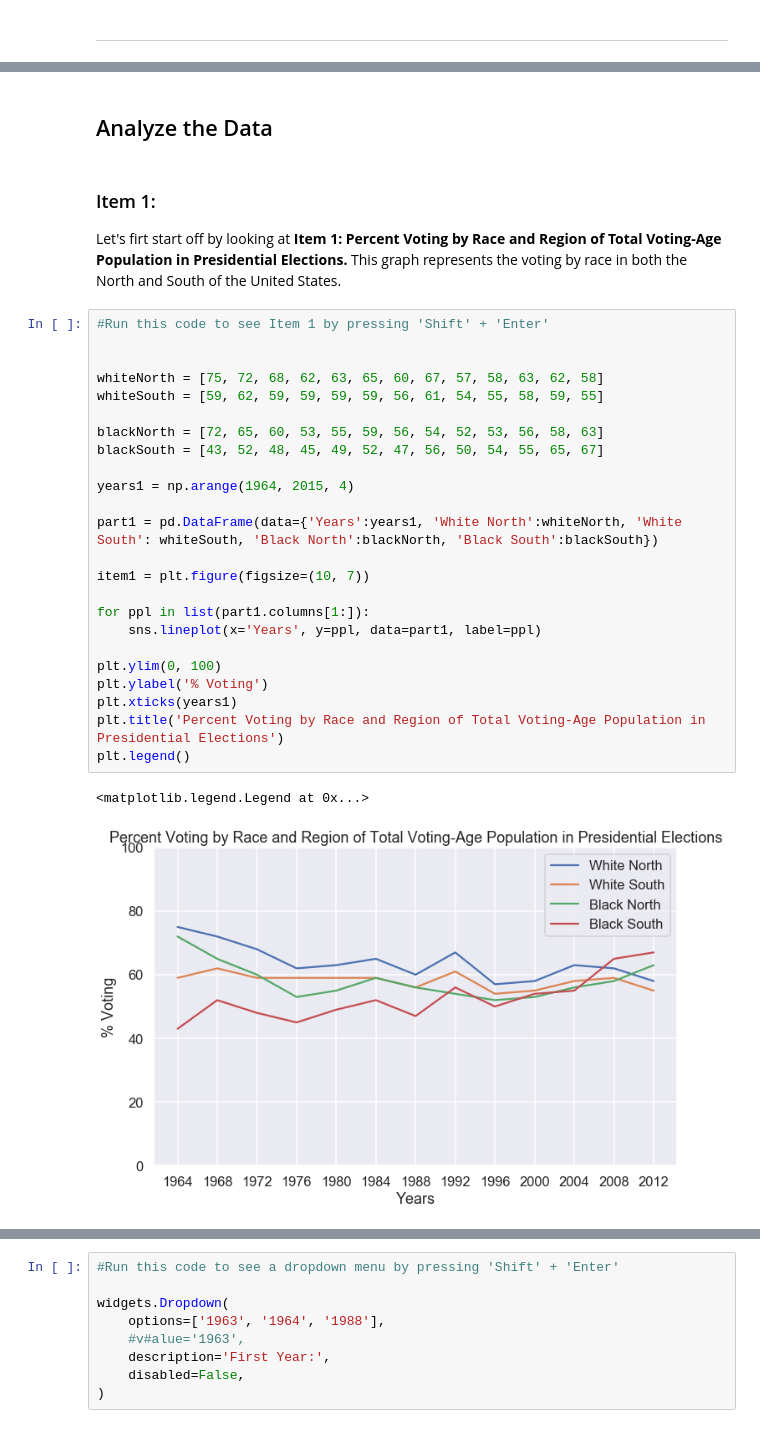
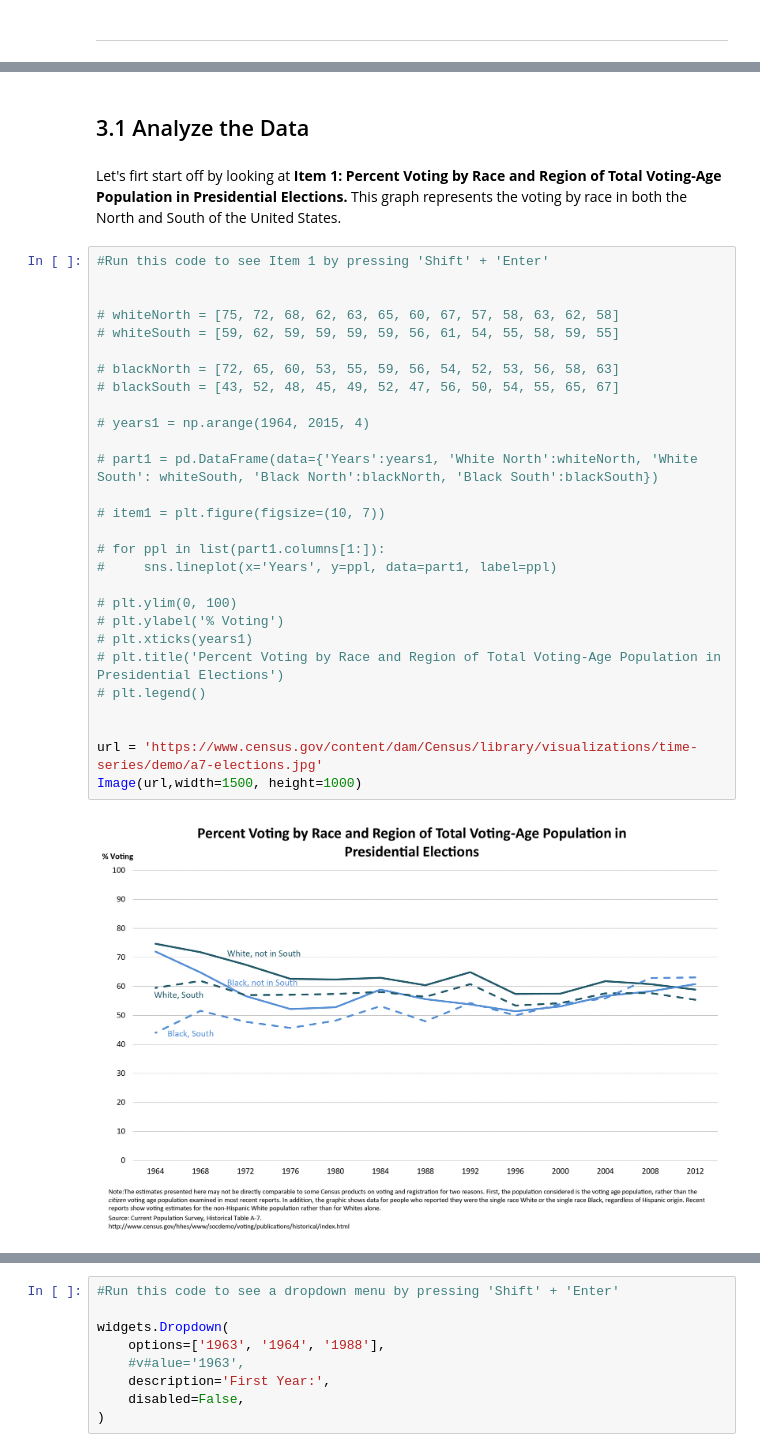
Before and after one commit to jarellymartin/census-notebooks, a Jupyter notebook: curriculum-notebooks/USCB-Lesson-Plan-Voting-Trends-in-America-1964-2014 (V2).ipynb, the cells around one changed output, grey strips where cells are left out. Drawn from its saved outputs; the diff is of its cells as text.

```diff
--- a/curriculum-notebooks/USCB-Lesson-Plan-Voting-Trends-in-America-1964-2014 (V2).ipynb
+++ b/curriculum-notebooks/USCB-Lesson-Plan-Voting-Trends-in-America-1964-2014 (V2).ipynb
@@ -136,34 +132,35 @@ The original Consitution left the issue of voting rights to individual states, b
 # %% [markdown]
-## Analyze the Data
+## 3.1 Analyze the Data <a id='s3.1'></a>
 # %% [markdown]
-### Item 1:
-
 Let's firt start off by looking at **Item 1: Percent Voting by Race and Region of Total Voting-Age Population in Presidential Elections.** This graph represents the voting by race in both the North and South of the United States.
 # %%
 #Run this code to see Item 1 by pressing 'Shift' + 'Enter'
 
 
-whiteNorth = [75, 72, 68, 62, 63, 65, 60, 67, 57, 58, 63, 62, 58]
-whiteSouth = [59, 62, 59, 59, 59, 59, 56, 61, 54, 55, 58, 59, 55]
+# whiteNorth = [75, 72, 68, 62, 63, 65, 60, 67, 57, 58, 63, 62, 58]
+# whiteSouth = [59, 62, 59, 59, 59, 59, 56, 61, 54, 55, 58, 59, 55]
 
-blackNorth = [72, 65, 60, 53, 55, 59, 56, 54, 52, 53, 56, 58, 63]
-blackSouth = [43, 52, 48, 45, 49, 52, 47, 56, 50, 54, 55, 65, 67]
+# blackNorth = [72, 65, 60, 53, 55, 59, 56, 54, 52, 53, 56, 58, 63]
+# blackSouth = [43, 52, 48, 45, 49, 52, 47, 56, 50, 54, 55, 65, 67]
 
-years1 = np.arange(1964, 2015, 4)
+# years1 = np.arange(1964, 2015, 4)
 
-part1 = pd.DataFrame(data={'Years':years1, 'White North':whiteNorth, 'White South': whiteSouth, 'Black North':blackNorth, 'Black South':blackSouth})
+# part1 = pd.DataFrame(data={'Years':years1, 'White North':whiteNorth, 'White South': whiteSouth, 'Black North':blackNorth, 'Black South':blackSouth})
 
-item1 = plt.figure(figsize=(10, 7))
+# item1 = plt.figure(figsize=(10, 7))
 
-for ppl in list(part1.columns[1:]):
-    sns.lineplot(x='Years', y=ppl, data=part1, label=ppl)
+# for ppl in list(part1.columns[1:]):
+#     sns.lineplot(x='Years', y=ppl, data=part1, label=ppl)
 
-plt.ylim(0, 100)
-plt.ylabel('% Voting')
-plt.xticks(years1)
-plt.title('Percent Voting by Race and Region of Total Voting-Age Population in Presidential Elections')
-plt.legend()
+# plt.ylim(0, 100)
+# plt.ylabel('% Voting')
+# plt.xticks(years1)
+# plt.title('Percent Voting by Race and Region of Total Voting-Age Population in Presidential Elections')
+# plt.legend()
+
+
+url = 'https://www.census.gov/content/dam/Census/library/visualizations/time-series/demo/a7-elections.jpg'
+Image(url,width=1500, height=1000)
 # %% [output]
-<matplotlib.legend.Legend at 0x...>
-[figure, old version]
+[figure, new version]
 # %% [markdown]
```
Also changed, not shown: parts of 42 cells of this notebook, 1 other file.
